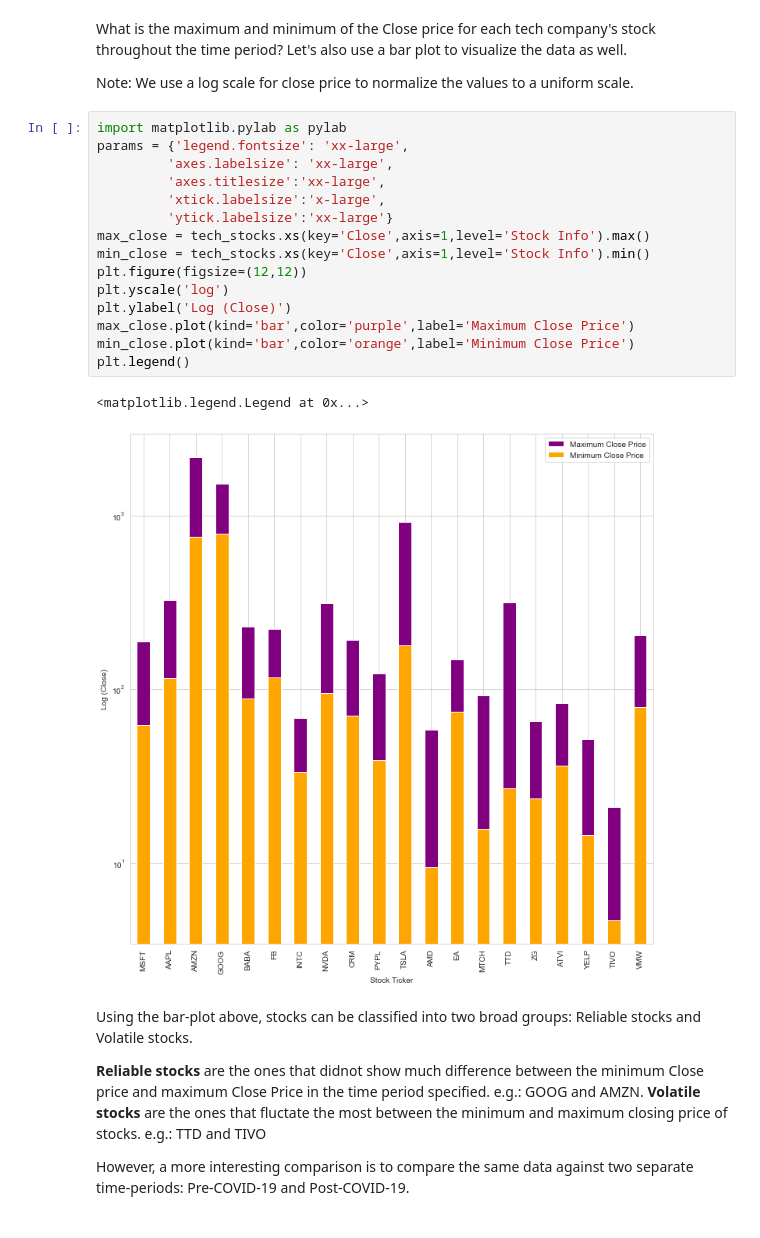
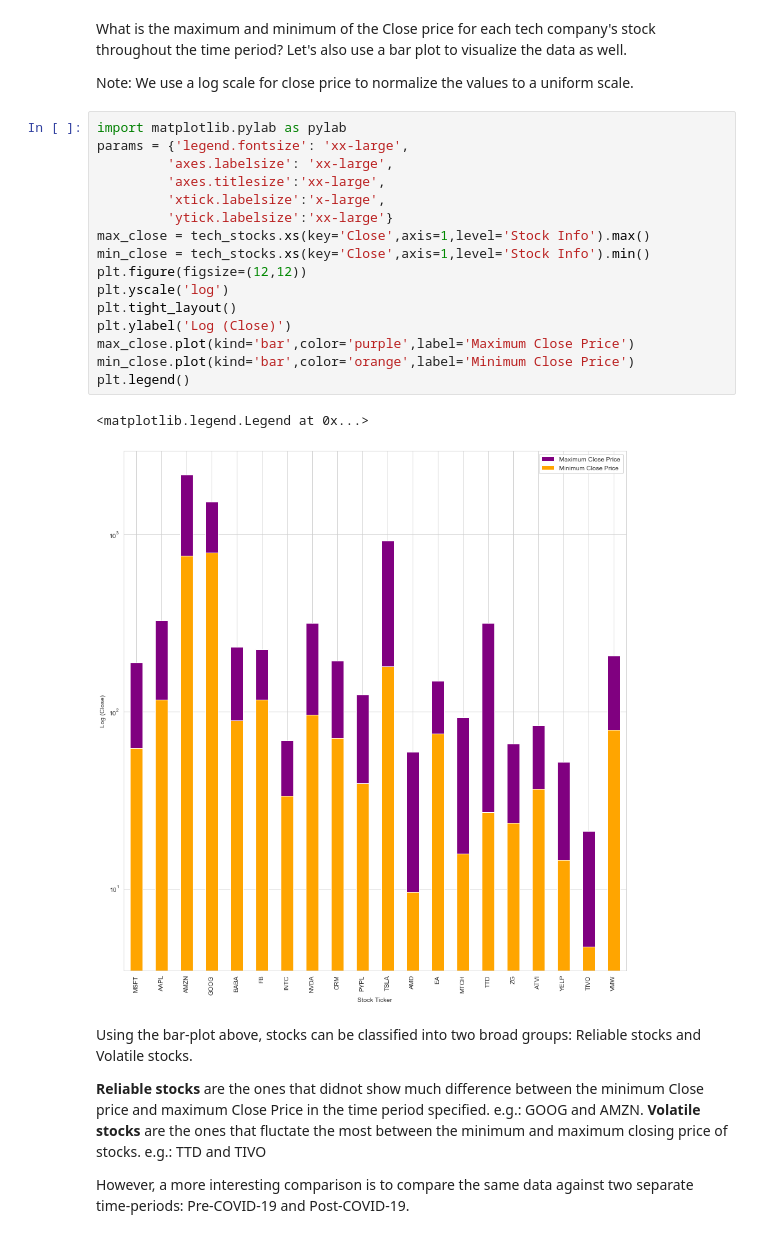
Before and after one commit to atreyid/COVID_19_Tech_Stocks_Analysis, a Jupyter notebook: index.ipynb, the cells around one changed output. Saved outputs shown, nothing was run; the diff lists cells and outputs as text.

```diff
--- a/index.ipynb
+++ b/index.ipynb
@@ -59,21 +60,22 @@ Note: We use a log scale for close price to normalize the values to a uniform sc
 # %%
 import matplotlib.pylab as pylab
 params = {'legend.fontsize': 'xx-large',
          'axes.labelsize': 'xx-large',
          'axes.titlesize':'xx-large',
          'xtick.labelsize':'x-large',
          'ytick.labelsize':'xx-large'}
 max_close = tech_stocks.xs(key='Close',axis=1,level='Stock Info').max()
 min_close = tech_stocks.xs(key='Close',axis=1,level='Stock Info').min()
 plt.figure(figsize=(12,12))
 plt.yscale('log')
+plt.tight_layout()
 plt.ylabel('Log (Close)')
 max_close.plot(kind='bar',color='purple',label='Maximum Close Price')
 min_close.plot(kind='bar',color='orange',label='Minimum Close Price')
 plt.legend()
 # %% [output]
 <matplotlib.legend.Legend at 0x...>
-[figure, old version]
+[figure, new version]
 # %% [markdown]
 Using the bar-plot above, stocks can be classified into two broad groups: Reliable stocks and Volatile stocks.
 
```
Also changed, not shown: parts of 11 cells of this notebook, 2 other files.
